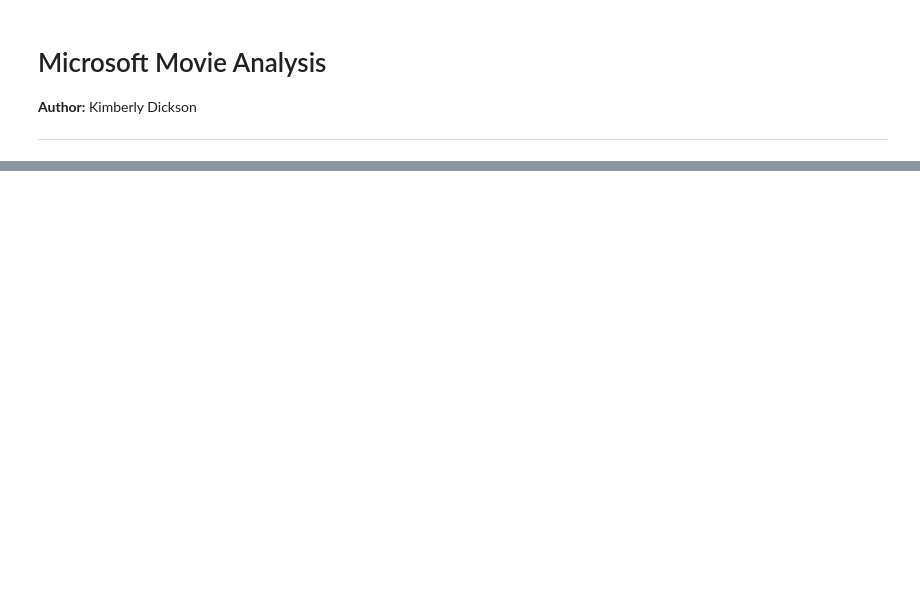
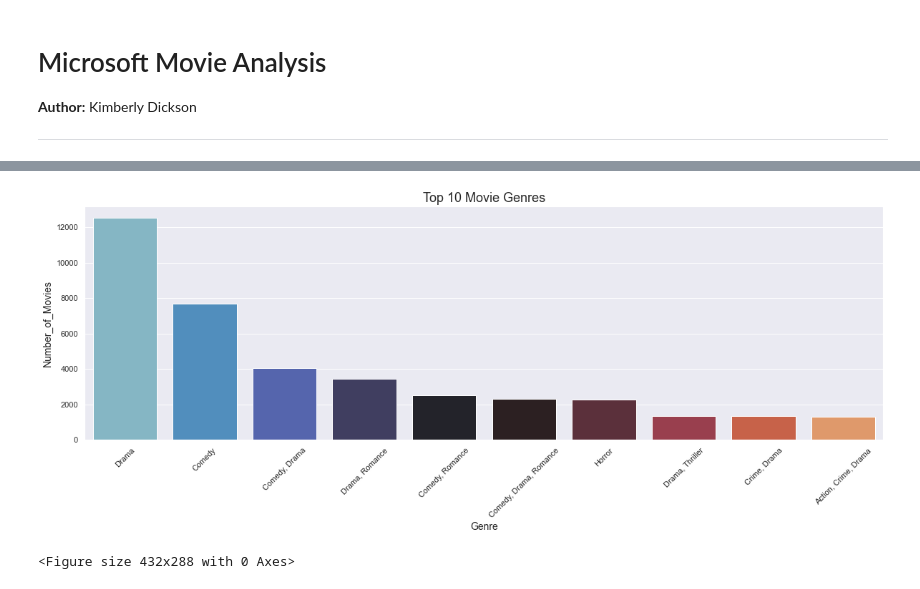
Before and after one commit to lookupkim/110920-pt-project-template, a Jupyter notebook: MMA.ipynb, the cells around one changed output, grey strips where cells are left out. Saved outputs shown, nothing was run; the diff lists cells and outputs as text; code cells hidden in the pictures; blank space fills up the shorter version.

```diff
--- a/MMA.ipynb
+++ b/MMA.ipynb
@@ -935,0 +228,3 @@ df_ratings)
+# %%
+movies_ratings.year[movies_ratings.year=='TV Movie 2019'] = 2019
+movies_ratings
@@ -935,0 +249,2 @@ df_ratings)
+# %%
+movies_ratings['year'] = movies_ratings.year.astype('int')
@@ -935,0 +282,5 @@ df_ratings)
+# %%
+df_genres = movies_ratings[['genre','title']].groupby(['genre']).count().reset_index().rename(columns={'title':'number_of_movies'})
+
+df_genres = df_genres.sort_values(by='number_of_movies', ascending=False)
+df_genres
@@ -935,0 +301,3 @@ df_ratings)
+# %%
+df_genres_top10 = df_genres.iloc[:10]
+df_genres_top10
@@ -935,0 +316,17 @@ df_ratings)
+# %%
+fig, ax = plt.subplots(figsize=(20, 6))
+
+sns.barplot(x = df_genres_top10['genre'],
+            y = df_genres_top10['number_of_movies'], palette='icefire',)
+
+
+plt.xticks(rotation=45)
+
+plt.xlabel('Genre', size = 14)
+plt.ylabel('Number_of_Movies', size = 14)
+plt.title('Top 10 Movie Genres', size = 18)
+plt.show()
+plt.savefig("Top 10 Movie Genres.jpg")
+# %% [output]
+[figure, added]
+<Figure size 432x288 with 0 Axes>
```
Also changed, not shown: parts of 139 cells of this notebook, 20 other files.
